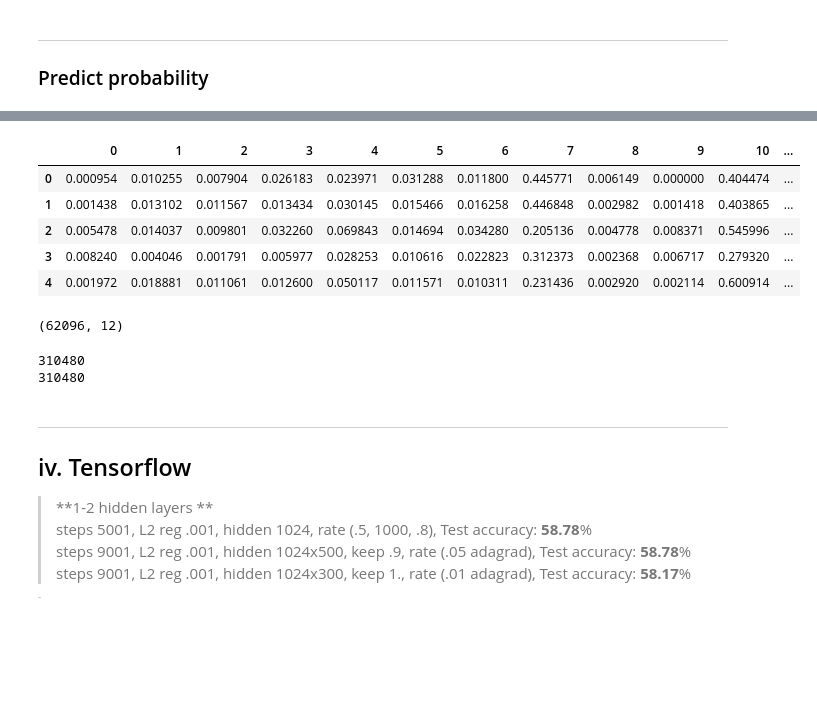
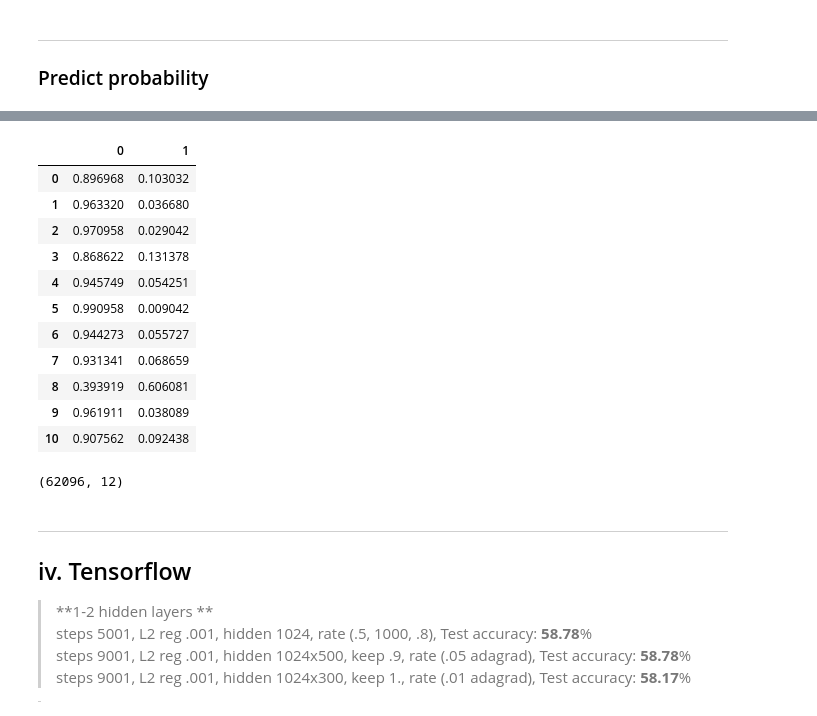
Before and after one commit to kcbighuge/kaggle, a Jupyter notebook: santander-customer-satisfaction.ipynb, the cells around one changed output, grey strips where cells are left out. Drawn from its saved outputs; the diff is of its cells as text; code cells hidden in the pictures; blank space fills up the shorter version.

Commit message:
create submissions with predict_proba

```diff
--- a/santander-customer-satisfaction.ipynb
+++ b/santander-customer-satisfaction.ipynb
@@ -888,11 +290,11 @@ rf = RandomForestClassifier(n_estimators=100, criterion='gini', max_depth=None,
                             max_features='auto', max_leaf_nodes=None, bootstrap=True, oob_score=False, \
                             n_jobs=1, random_state=None, verbose=0, warm_start=False, class_weight=None)
 '''
-clf = RandomForestClassifier(n_estimators=100)
-est = RandomForestClassifier(n_estimators=50, max_depth=None, class_weight='balanced')
-parameters = {'min_samples_split': [2,20]
+#clf = RandomForestClassifier(n_estimators=100)
+est = RandomForestClassifier(n_estimators=100, max_depth=None, class_weight='balanced', random_state=415)
+parameters = {'min_samples_split': [2, 32]
              }
-reg = grid_search.GridSearchCV(est, parameters, scoring=f1_scorer, cv=3)
+reg = grid_search.GridSearchCV(est, parameters, scoring=auc_scorer, cv=3)
 # %% [markdown]
 ### ii. SVM
 http://scikit-learn.org/stable/modules/svm.html
@@ -917,8 +319,11 @@ https://github.com/dmlc/xgboost/blob/master/python-package/xgboost/sklearn.py
 # try using... objective: multi:softprob, rank:pairwise
 import xgboost as xgb
 from xgboost.sklearn import XGBClassifier
-est = XGBClassifier(max_depth=6, learning_rate=0.2, n_estimators=100,
-                    objective='binary:logistic', subsample=0.8, colsample_bytree=.8, seed=1234)
+
+ratio = float(np.sum(y == 1)) / np.sum(y==0)
+est = XGBClassifier(max_depth=7, learning_rate=0.1, n_estimators=256,
+                    objective='binary:logistic', subsample=1.0, colsample_bytree=.5,
+                    min_child_weight = 3, scale_pos_weight = ratio, seed=123)
 
 param = {
     'objective':'multi:softprob',
@@ -933,5 +338,5 @@ param = {
 eval_set = [(X_train,y_train), (X_valid,y_valid)]
 # %%
 # try using... eval_metric: mlogloss, merror, ndcg@n-
-est.fit(X_train, y_train, eval_set=eval_set, early_stopping_rounds=30, eval_metric='logloss')
+est.fit(X_train, y_train, eval_set=eval_set, early_stopping_rounds=50, eval_metric='auc')
 # %% [output]
@@ -974,2 +377,0 @@ with open('my_xgb_4.pkl', 'rb') as f:
-# %%
-est = xgb_loaded
@@ -1057,33 +492,24 @@ print ypred_prob.shape
 # %%
-pd.DataFrame(ypred_prob).head()
+pd.DataFrame(ypred_prob)[:11]
 # %% [output]
-|  | 0 | 1 | 2 | 3 | 4 | 5 | 6 | 7 | 8 | 9 | 10 | ... |
-| 0 | 0.000954 | 0.010255 | 0.007904 | 0.026183 | 0.023971 | 0.031288 | 0.011800 | 0.445771 | 0.006149 | 0.000000 | 0.404474 | ... |
-| 1 | 0.001438 | 0.013102 | 0.011567 | 0.013434 | 0.030145 | 0.015466 | 0.016258 | 0.446848 | 0.002982 | 0.001418 | 0.403865 | ... |
-| 2 | 0.005478 | 0.014037 | 0.009801 | 0.032260 | 0.069843 | 0.014694 | 0.034280 | 0.205136 | 0.004778 | 0.008371 | 0.545996 | ... |
-| 3 | 0.008240 | 0.004046 | 0.001791 | 0.005977 | 0.028253 | 0.010616 | 0.022823 | 0.312373 | 0.002368 | 0.006717 | 0.279320 | ... |
-| 4 | 0.001972 | 0.018881 | 0.011061 | 0.012600 | 0.050117 | 0.011571 | 0.010311 | 0.231436 | 0.002920 | 0.002114 | 0.600914 | ... |
+|  | 0 | 1 |
+| 0 | 0.896968 | 0.103032 |
+| 1 | 0.963320 | 0.036680 |
+| 2 | 0.970958 | 0.029042 |
+| 3 | 0.868622 | 0.131378 |
+| 4 | 0.945749 | 0.054251 |
+| 5 | 0.990958 | 0.009042 |
+| 6 | 0.944273 | 0.055727 |
+| 7 | 0.931341 | 0.068659 |
+| 8 | 0.393919 | 0.606081 |
+| 9 | 0.961911 | 0.038089 |
+| 10 | 0.907562 | 0.092438 |
 # %%
 ## predict test, class probabilities
 ypred_submit = est.predict_proba(X_test_submit)
 print ypred_submit.shape
 # %% [output]
 (62096, 12)
-# %%
-#Taking the 5 classes with highest probabilities
-ids = []  #list of ids
-cts = []  #list of countries
-for i in range(len(id_test)):
-    idx = id_test[i]  # placeholder for current id in the loop
-    ids += [idx] * 5  # add 5-element list with current id
-    ## convert back to original labels for submissions
-    cts += le.inverse_transform(np.argsort(ypred_submit[i])[::-1])[:5].tolist()
-
-print len(ids)
-print len(cts)
-# %% [output]
-310480
-310480
 # %% [markdown]
 ---
 iv. Tensorflow
```
Also changed, not shown: parts of 113 cells of this notebook.
